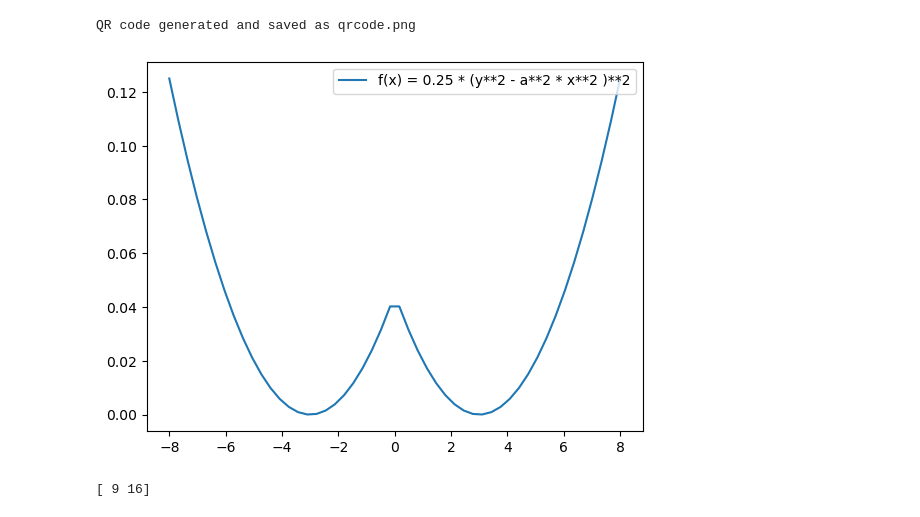
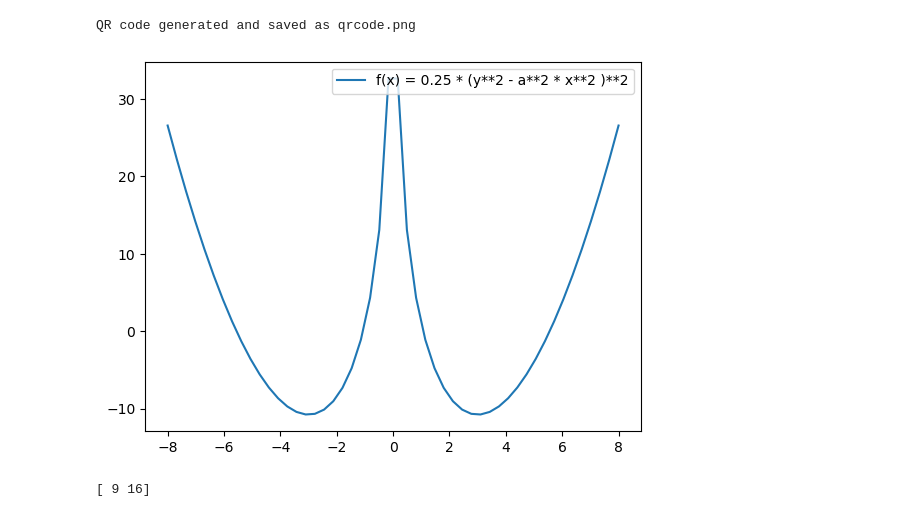
Before and after one commit to JeremieSefo/PhaseRetrievalMirror, a Jupyter notebook: non_convex.ipynb, the cells around one changed output. Cells and saved outputs as stored; diff of their text form; code cells hidden in the pictures.

```diff
--- a/non_convex.ipynb
+++ b/non_convex.ipynb
@@ -34,48 +34,53 @@ print("QR code generated and saved as qrcode.png")
 # %% [output]
 QR code generated and saved as qrcode.png
 # %%
+import numpy as np
+import matplotlib.pyplot as plt
 y = 3
 a = 1
 rho = 100
+mu = 1
 def f(x):
     return 0.25 * ( a**2 * x**2 - y**2)**2
-def L(x):
+def L(x): #Gaussian
     return (0.5/rho) * ( np.abs(x) - y)**2
+def l(x): #Poisson
+    return  ( np.abs(x)**2 - y**2 * np.log( mu * np.abs(x)**2))
 def gradf(x):
     return a**2 * x * ( a**2 * x**2 - y**2)
 def hessf(x):
     return a**2 *  ( 3 * a**2 * x**2 - y**2)
 # %%
 x = np.linspace(-8, 8)
-y1 = L (x)
+y1 = l (x)
 y2 = gradf(x)
 y3 = hessf(x)
 
 '''
 fig, (ax1, ax2) = plt.subplots(1, 2, figsize=(10, 4))
 
 # Plot on the first subplot
 ax1.plot(x, y1)
 ax1.set_title('f(x) = 0.25 * (y**2 - a**2 * x**2 )**2')
 
 # Plot on the second subplot
 ax2.plot(x, 2 * y)
 ax2.set_title('Cosine Wave')
 
 # Adjust layout
 plt.tight_layout()
 plt.show()
 '''
 
 
 plt.plot(x, y1, label = "f(x) = 0.25 * (y**2 - a**2 * x**2 )**2")
 # plt.plot(x, y2, label = "f'(x) = a**2 * x * ( a**2 * x**2 - y**2)")
 # plt.plot(x, y3, label = "f''(x) = a**2 *  ( 3 * a**2 * x**2 - y**2)")
 #plt.title("f(x) = 0.25 * (y**2 - a**2 * x**2 )**2")
 plt.legend(loc = 'upper right')
 plt.show()
 # %% [output]
-[figure, old version]
+[figure, new version]
 # %%
 x = np.array([3, 4])
 def psi(x):
```
Also changed, not shown: 1 other file.
